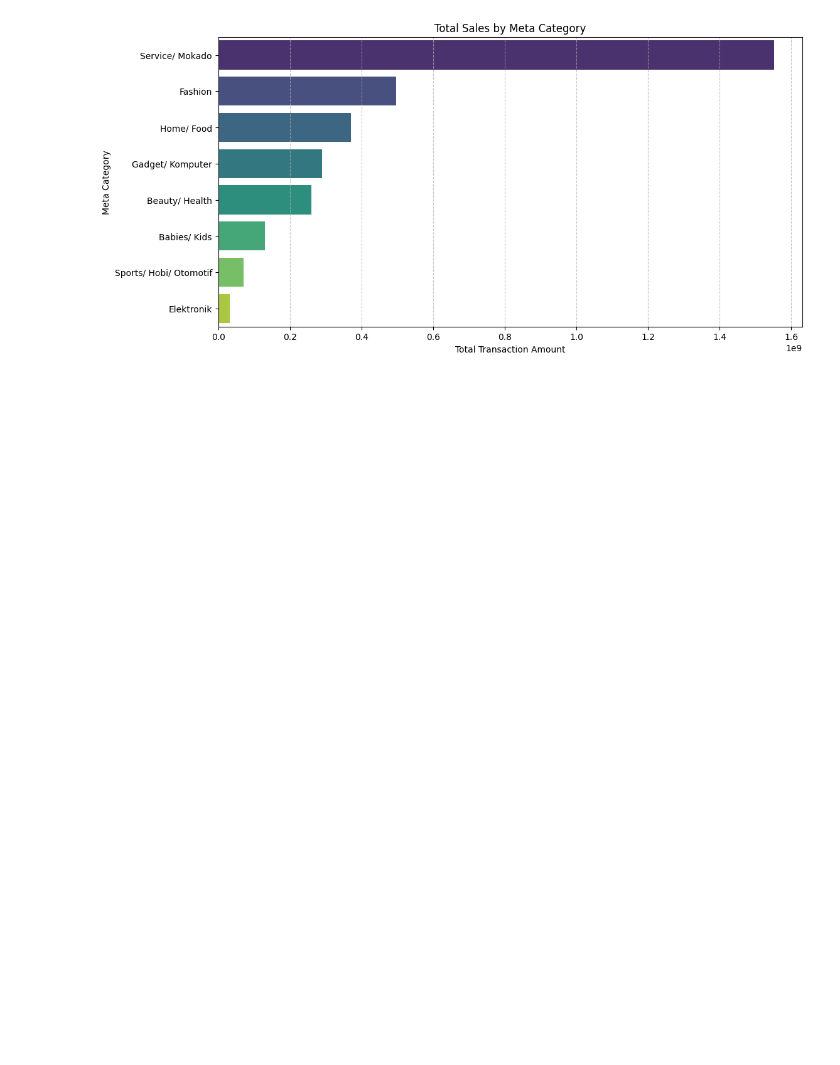
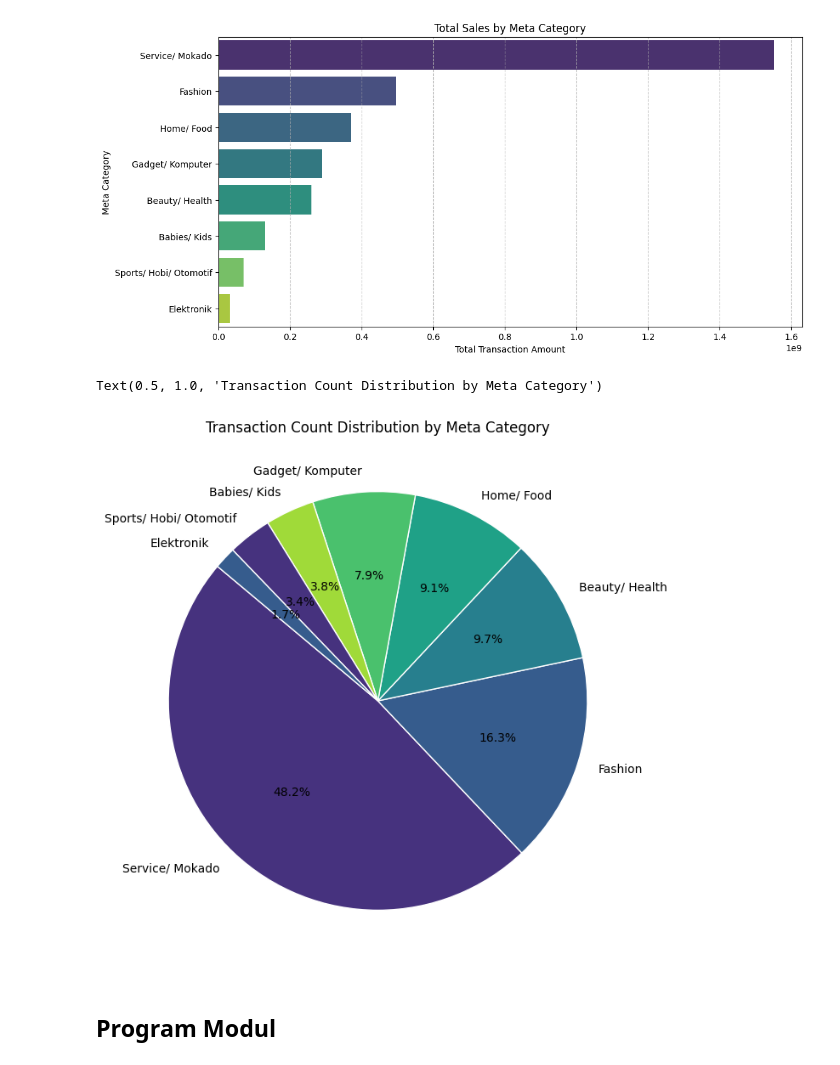
Before and after one commit to Wynnzzz/prakt-data-mining-25, a Jupyter notebook: pert3.ipynb, the cells around one changed output. Saved outputs shown, nothing was run; the diff lists cells and outputs as text; code cells hidden in the pictures; blank space fills up the shorter version.

```diff
--- a/pert3.ipynb
+++ b/pert3.ipynb
@@ -216,3 +216,24 @@ plt.grid(axis="x", linestyle="--", alpha=0.7)
 plt.show()
 # %% [output]
 [figure]
+# %%
+jumlah_meta=df['Meta Category'].value_counts()
+
+palette_color = sns.color_palette('viridis')
+
+plt.figure(figsize=(8,8))
+plt.pie(
+    jumlah_meta,
+    labels=jumlah_meta.index,
+    autopct='%1.1f%%',
+    startangle=140,
+    colors=palette_color,
+    wedgeprops={'edgecolor':'white'}
+)
+
+plt.title('Transaction Count Distribution by Meta Category')
+# %% [output]
+Text(0.5, 1.0, 'Transaction Count Distribution by Meta Category')
+[figure, added]
+# %% [markdown]
+## Program Modul
```
Also changed, not shown: parts of 34 cells of this notebook, 2 other files.
